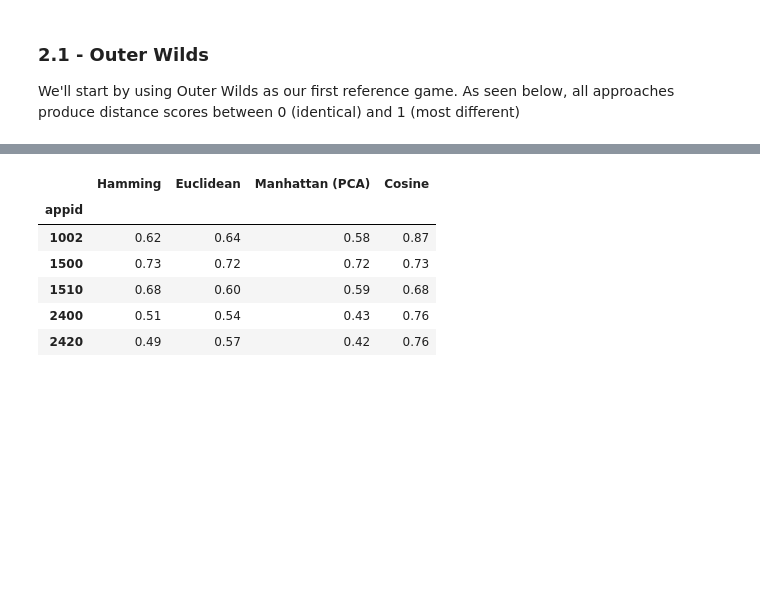
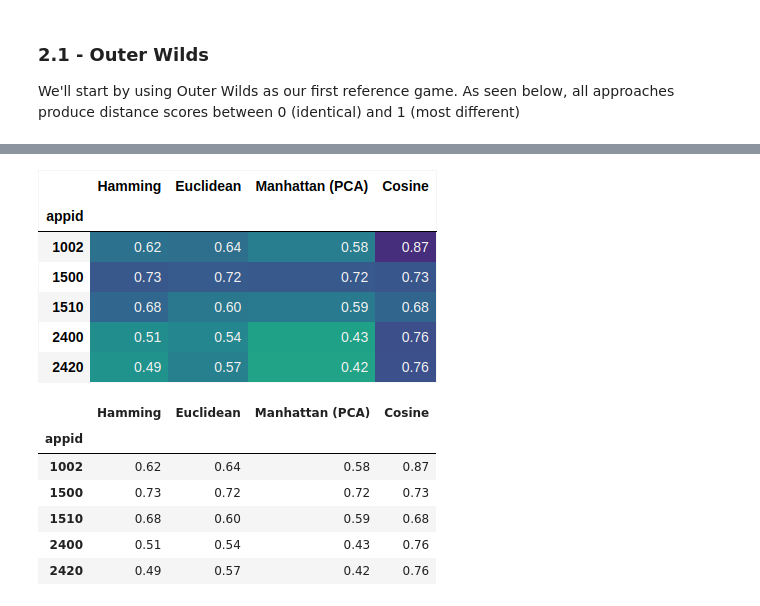
Before and after one commit to zbvc42/steam_recommendation_system, a Jupyter notebook: notebooks/03 - EDA/02 - tag EDA.ipynb, the cells around one changed output, grey strips where cells are left out. Saved outputs shown, nothing was run; the diff lists cells and outputs as text; code cells hidden in the pictures; blank space fills up the shorter version.

Commit message:
Testing image-based approach to showing formatted tables

```diff
--- a/notebooks/03 - EDA/02 - tag EDA.ipynb
+++ b/notebooks/03 - EDA/02 - tag EDA.ipynb
@@ -454,3 +457,13 @@ Markdown(filename="test.html")
+# %%
+await dfi.export_async(
+    df,
+    "df.png",
+    table_conversion="playwright_async",
+)
+
+Image(filename='df.png')
+# %% [output]
+[figure, added]
 # %%
 display_html(df.to_html(), raw=True)
 # %% [output]
```
Also changed, not shown: parts of 5 cells of this notebook.
